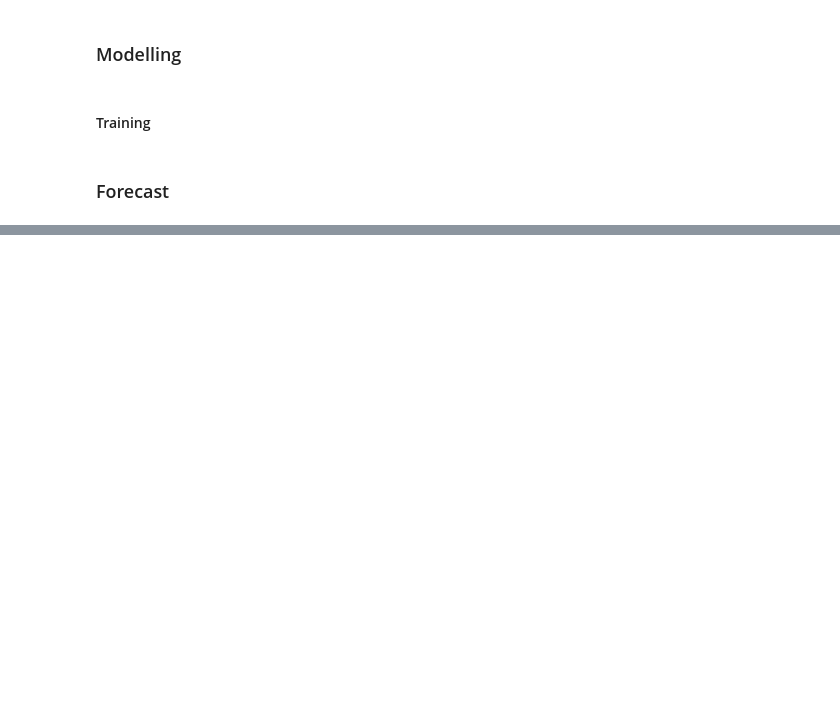
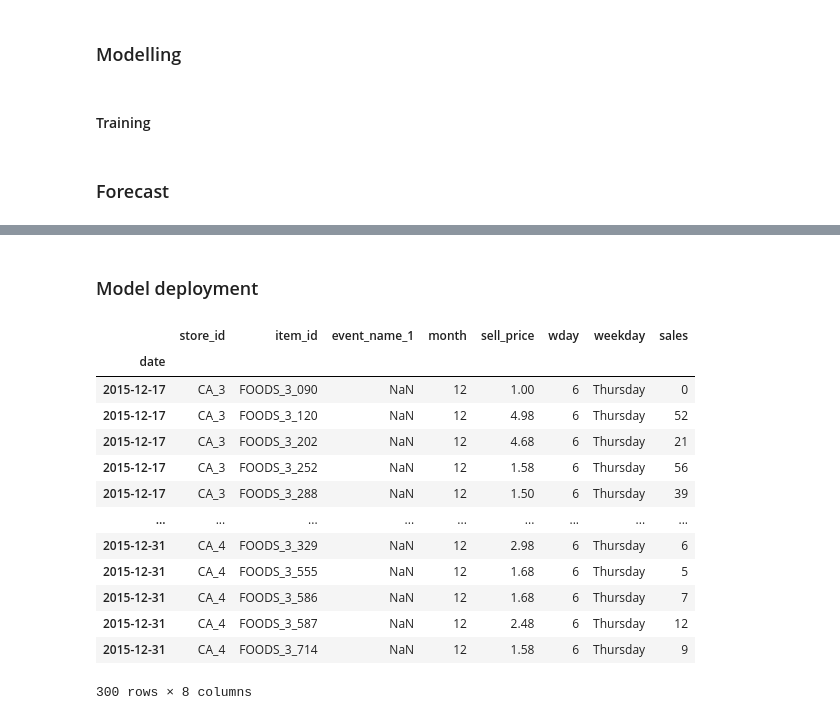
Before and after one commit to luis-cj/data-science-forecasting-food-retailer, a Jupyter notebook: notebooks/07_Production code setup.ipynb, the cells around one changed output, grey strips where cells are left out. Cells and saved outputs as stored; diff of their text form; code cells hidden in the pictures; blank space fills up the shorter version.

```diff
--- a/notebooks/07_Production code setup.ipynb
+++ b/notebooks/07_Production code setup.ipynb
@@ -368,7 +368,7 @@ def start_forecast(df):
     predictions_df = predictions_df.loc[predictions_df.index == predictions_df.index.min()]
     return (predictions_df)
 # %%
-def recursive_forecast(x):
+def recursive_forecast(x, n_days=8):
 
     '''
     This function does recursive forecasting to predict sales for the next 8 days.
@@ -392,14 +392,14 @@ def recursive_forecast(x):
     Then, the oldest day now is 10.12.2015 and the new prediction is going to be for 25.12.2015.
     '''
 
-    for cada in range(0,8):
-        paso1_df = cleaning_data(x)
-        paso2_df = create_variables(paso1_df)
+    for cada in range(0,n_days):
+        step1_df = cleaning_data(x)
+        step2_df = create_variables(step1_df)
 
         #Calcula la predicción
-        f = start_forecast(paso2_df)
-        f['store_id'] = f["product_store"].str[:4]
-        f['item_id'] = f["product_store"].str[5:]
+        f = start_forecast(step2_df)
+        f['store_id'] = f["product"].str[:4]
+        f['item_id'] = f["product"].str[5:]
 
         #Actualiza el dato de ventas con la predicción
         x.loc[(x.index.isin(f.date)) & (x.store_id.isin(f.store_id)) & (x.item_id.isin(f.item_id)),'sales'] = f.prediction
@@ -410,0 +530,60 @@ def recursive_forecast(x):
+# %% [markdown]
+### Model deployment
+# %%
+import numpy as np
+import pandas as pd
+import pickle
+
+from sklearn.preprocessing import OneHotEncoder
+from category_encoders import TargetEncoder
+
+from sklearn.feature_selection import mutual_info_regression
+
+from sklearn.model_selection import TimeSeriesSplit
+
+from sklearn.pipeline import Pipeline
+
+from sklearn.ensemble import HistGradientBoostingRegressor
+
+from sklearn.model_selection import RandomizedSearchCV
+
+from sklearn.metrics import mean_absolute_error
+
+
+import warnings
+warnings.filterwarnings("ignore")
+
+#Load data
+path = "../data/ProductionData.csv"
+df = pd.read_csv(path, sep=',',parse_dates=['date'],index_col='date')
+
+#Choose the variables that are used in the project
+final_variables = ['store_id',
+                     'item_id',
+                     'event_name_1',
+                     'month',
+                     'sell_price',
+                     'wday',
+                     'weekday',
+                     'sales']
+
+df = df[final_variables]
+
+forecast = recursive_forecast(df)
+
+forecast
+# %% [output]
+|  | store_id | item_id | event_name_1 | month | sell_price | wday | weekday | sales |
+| date |  |  |  |  |  |  |  |  |
+| 2015-12-17 | CA_3 | FOODS_3_090 | NaN | 12 | 1.00 | 6 | Thursday | 0 |
+| 2015-12-17 | CA_3 | FOODS_3_120 | NaN | 12 | 4.98 | 6 | Thursday | 52 |
+| 2015-12-17 | CA_3 | FOODS_3_202 | NaN | 12 | 4.68 | 6 | Thursday | 21 |
+| 2015-12-17 | CA_3 | FOODS_3_252 | NaN | 12 | 1.58 | 6 | Thursday | 56 |
+| 2015-12-17 | CA_3 | FOODS_3_288 | NaN | 12 | 1.50 | 6 | Thursday | 39 |
+| ... | ... | ... | ... | ... | ... | ... | ... | ... |
+| 2015-12-31 | CA_4 | FOODS_3_329 | NaN | 12 | 2.98 | 6 | Thursday | 6 |
+| 2015-12-31 | CA_4 | FOODS_3_555 | NaN | 12 | 1.68 | 6 | Thursday | 5 |
+| 2015-12-31 | CA_4 | FOODS_3_586 | NaN | 12 | 1.68 | 6 | Thursday | 7 |
+| 2015-12-31 | CA_4 | FOODS_3_587 | NaN | 12 | 2.48 | 6 | Thursday | 12 |
+| 2015-12-31 | CA_4 | FOODS_3_714 | NaN | 12 | 1.58 | 6 | Thursday | 9 |
+300 rows × 8 columns
```
Also changed, not shown: parts of 7 cells of this notebook, 3 other files.
